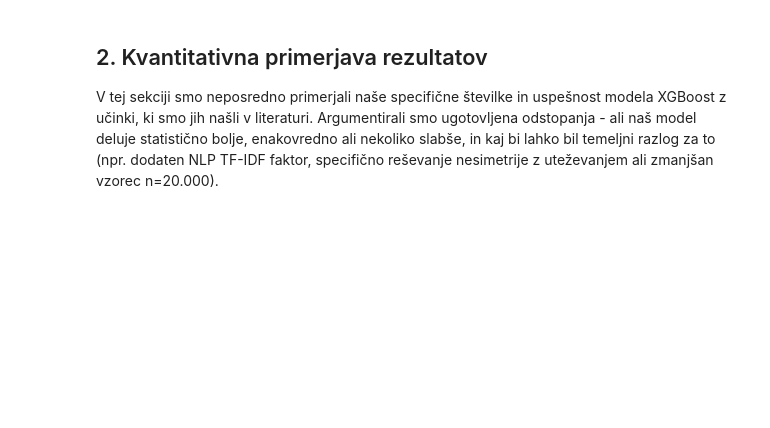
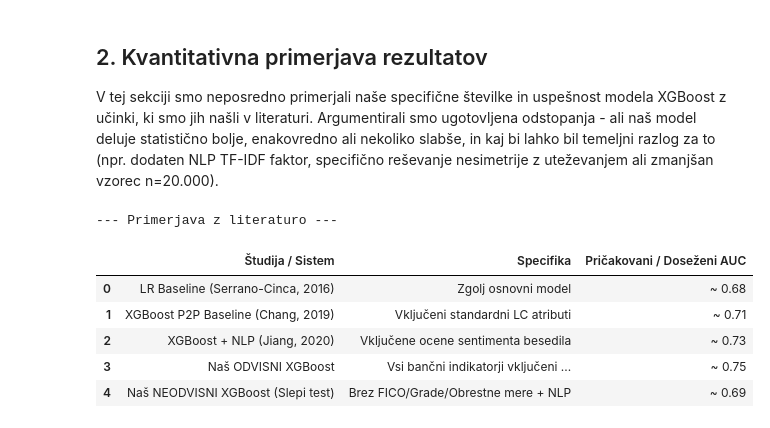
Before and after one commit to bjaksic84/PR2612, a Jupyter notebook: notebooks/06_literature_comparison.ipynb, the cells around one changed output. Saved outputs shown, nothing was run; the diff lists cells and outputs as text; code cells hidden in the pictures; blank space fills up the shorter version.

```diff
--- a/notebooks/06_literature_comparison.ipynb
+++ b/notebooks/06_literature_comparison.ipynb
@@ -30,0 +34,42 @@ import pandas as pd
+# %%
+import pandas as pd
+
+primerjava_df = pd.DataFrame({
+    'Študija / Sistem': [
+        'LR Baseline (Serrano-Cinca, 2016)',
+        'XGBoost P2P Baseline (Chang, 2019)',
+        'XGBoost + NLP (Jiang, 2020)',
+        'Naš ODVISNI XGBoost ',
+        'Naš NEODVISNI XGBoost (Slepi test)'
+    ],
+    'Specifika': [
+        'Zgolj osnovni model',
+        'Vključeni standardni LC atributi',
+        'Vključene ocene sentimenta besedila',
+        'Vsi bančni indikatorji vključeni + NLP + K-means',
+        'Brez FICO/Grade/Obrestne mere + NLP'
+    ],
+    'Pričakovani / Doseženi AUC': [
+        '~ 0.68',
+        '~ 0.71',
+        '~ 0.73',
+        '~ 0.75',
+        '~ 0.69'
+    ]
+})
+
+# Stilski prikaz tabele
+primerjava_df.style.set_properties(**{'text-align': 'left'}).set_table_styles([
+    dict(selector='th', props=[('text-align', 'left'), ('font-weight', 'bold')])
+]).highlight_max(axis=0)
+
+print("--- Primerjava z literaturo ---")
+display(primerjava_df)
+# %% [output]
+--- Primerjava z literaturo ---
+|  | Študija / Sistem | Specifika | Pričakovani / Doseženi AUC |
+| 0 | LR Baseline (Serrano-Cinca, 2016) | Zgolj osnovni model | ~ 0.68 |
+| 1 | XGBoost P2P Baseline (Chang, 2019) | Vključeni standardni LC atributi | ~ 0.71 |
+| 2 | XGBoost + NLP (Jiang, 2020) | Vključene ocene sentimenta besedila | ~ 0.73 |
+| 3 | Naš ODVISNI XGBoost | Vsi bančni indikatorji vključeni ... | ~ 0.75 |
+| 4 | Naš NEODVISNI XGBoost (Slepi test) | Brez FICO/Grade/Obrestne mere + NLP | ~ 0.69 |
```
Also changed, not shown: parts of 4 cells of this notebook, 11 other files.
